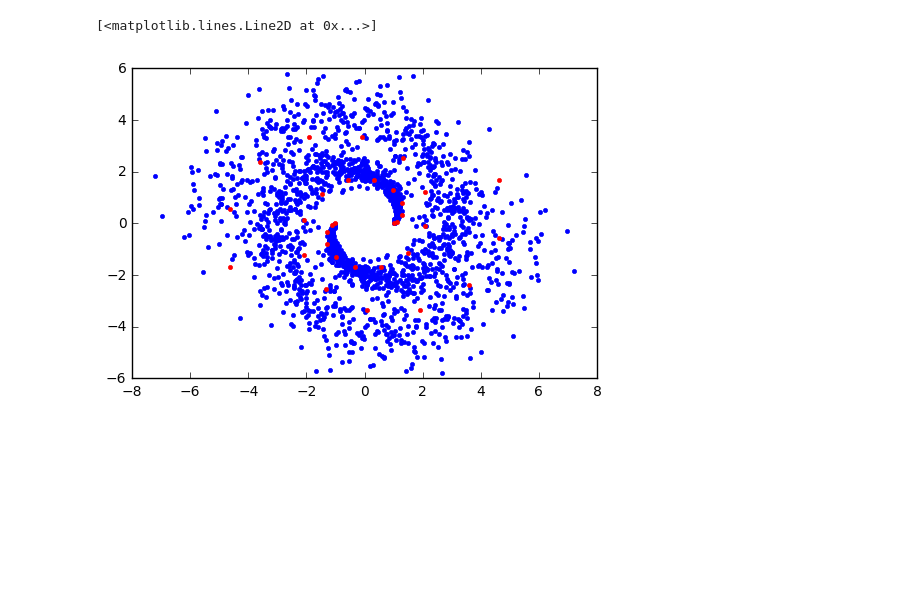
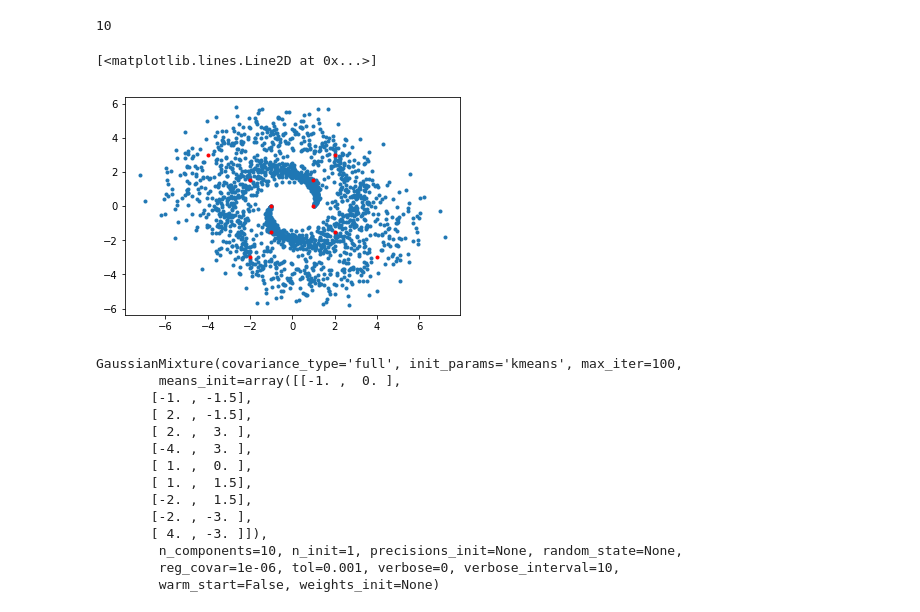
Before and after one commit to phgcarva/atai-notebooks-machine-learning, a Jupyter notebook: 04 - Gaussians, GMMs and Density Estimation/Exercise 02/Exercise 02.ipynb, the cells around one changed output. Saved outputs shown, nothing was run; the diff lists cells and outputs as text; code cells hidden in the pictures; blank space fills up the shorter version.

```diff
--- a/04 - Gaussians, GMMs and Density Estimation/Exercise 02/Exercise 02.ipynb
+++ b/04 - Gaussians, GMMs and Density Estimation/Exercise 02/Exercise 02.ipynb
@@ -9,28 +11,33 @@ df = pd.read_csv('data.csv', header=None)
 # %%
 arr = df.values
 plt.plot([x[0] for x in arr], [x[1] for x in arr], '.')
 
 r = 0
 phi = 0
 
 pos_point = np.array([1,0])
 pos_points = [pos_point]
 
 neg_point = np.array([-1, 0])
 neg_points = [neg_point]
 
-for x in range(15):
-    phi += math.pi/6
-    r += 0.15
+for x in range(4):
+    phi += math.pi/2
+    r += 1.5
 
     pos_point = pos_point + np.array([r*math.cos(phi), r*math.sin(phi)])
     pos_points.append(pos_point)
 
     neg_point = neg_point - np.array([r*math.cos(phi), r*math.sin(phi)])
     neg_points.append(neg_point)
 
-plt.plot([x[0] for x in pos_points], [x[1] for x in pos_points], 'r.')
-plt.plot([x[0] for x in neg_points], [x[1] for x in neg_points], 'r.')
+points = []
+points += neg_points
+points += pos_points
+print(len(points))
+
+plt.plot([x[0] for x in points], [x[1] for x in points], 'r.')
 # %% [output]
-[<matplotlib.lines.Line2D at 0x...>]
+10
+[<matplotlib.lines.Line2D at 0x...>]
-[figure, old version]
+[figure, new version]
@@ -36,0 +46,17 @@ plt.plot([x[0] for x in neg_points], [x[1] for x in neg_points], 'r.')
+# %%
+gmm.fit(arr)
+# %% [output]
+GaussianMixture(covariance_type='full', init_params='kmeans', max_iter=100,
+        means_init=array([[-1. ,  0. ],
+       [-1. , -1.5],
+       [ 2. , -1.5],
+       [ 2. ,  3. ],
+       [-4. ,  3. ],
+       [ 1. ,  0. ],
+       [ 1. ,  1.5],
+       [-2. ,  1.5],
+       [-2. , -3. ],
+       [ 4. , -3. ]]),
+        n_components=10, n_init=1, precisions_init=None, random_state=None,
+        reg_covar=1e-06, tol=0.001, verbose=0, verbose_interval=10,
+        warm_start=False, weights_init=None)
```
Also changed, not shown: parts of 3 cells of this notebook, 1 other file.
